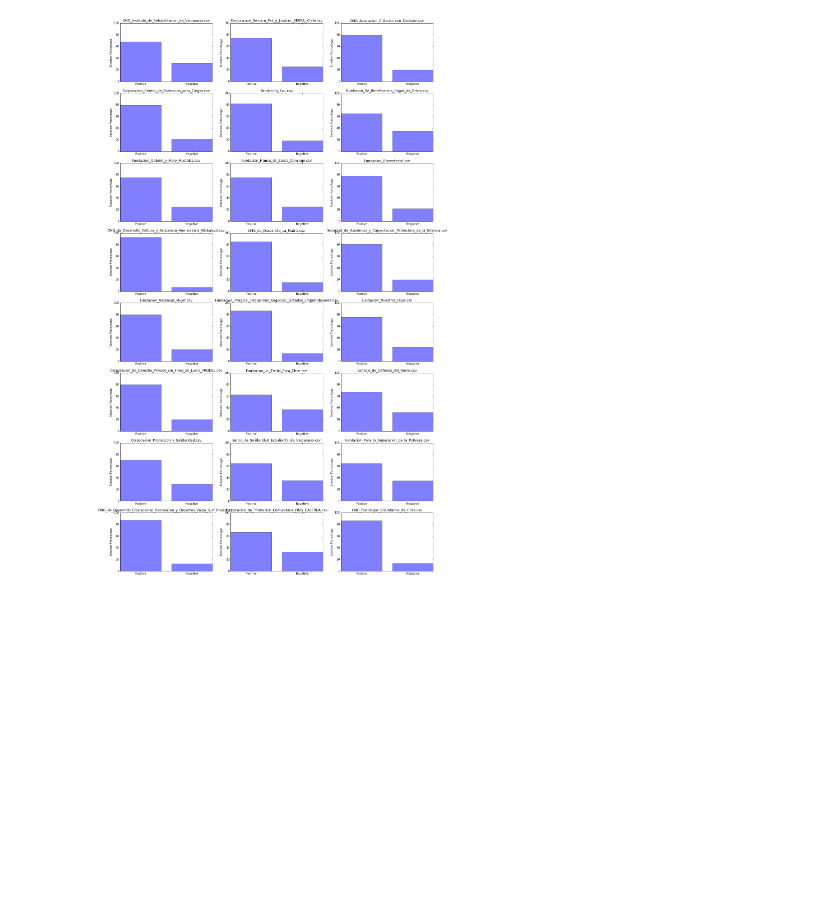
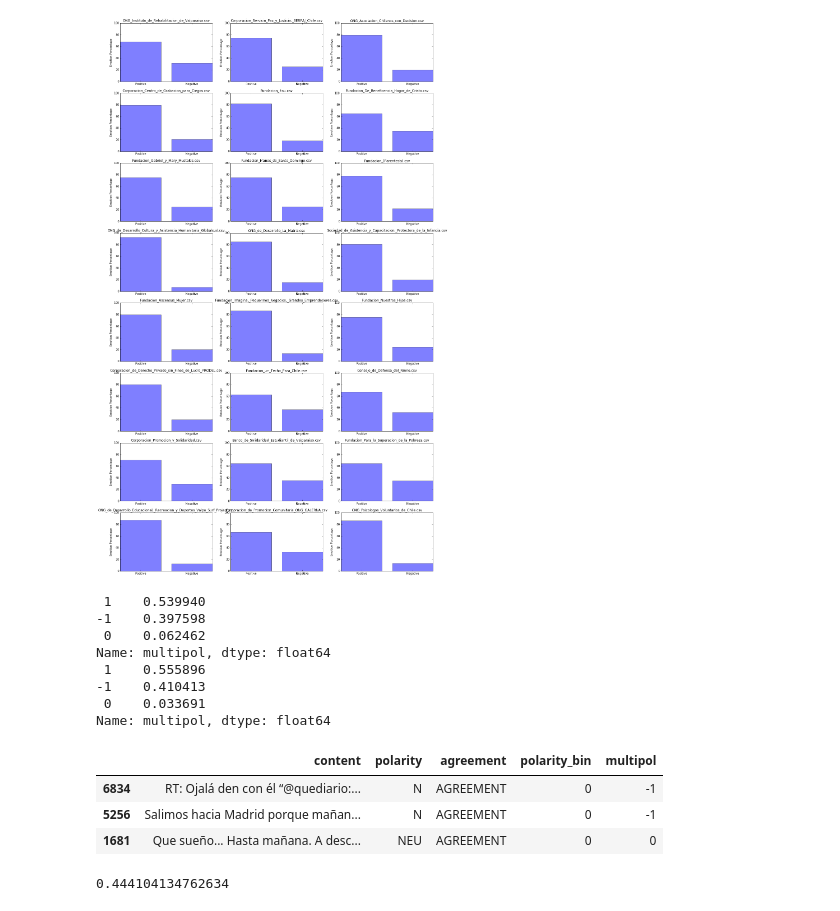
Before and after one commit to vansimonsen/Spanish-NLP, a Jupyter notebook: NLP Test.ipynb, the cells around one changed output. Saved outputs shown, nothing was run; the diff lists cells and outputs as text; code cells hidden in the pictures; blank space fills up the shorter version.

Commit message:
multi class

```diff
--- a/NLP Test.ipynb
+++ b/NLP Test.ipynb
@@ -34,9 +34,9 @@ import matplotlib.pyplot as plt
 ## Load CSV file or create from XML
 # %%
 try:
-    general_tweets_corpus_train = pd.read_csv('datasets/csv/general-tweets-train-tagged.csv', encoding='utf-8')
+    general_tweets_corpus_train = pd.read_csv('TASS/csv/general-tweets-train-tagged.csv', encoding='utf-8')
 except:
-    xml = objectify.parse(open('datasets/xml/general-tweets-train-tagged.xml'))
+    xml = objectify.parse(open('TASS/xml/general-tweets-train-tagged.xml'))
     #sample tweet object
     root = xml.getroot()
     general_tweets_corpus_train = pd.DataFrame(columns=('content', 'polarity', 'agreement'))
@@ -49,7 +49,7 @@ except:
         row_s = pd.Series(row)
         row_s.name = i
         general_tweets_corpus_train = general_tweets_corpus_train.append(row_s)
-    general_tweets_corpus_train.to_csv('datasets/csv/general-tweets-train-tagged.csv', index=False, encoding='utf-8')
+    general_tweets_corpus_train.to_csv('TASS/csv/general-tweets-train-tagged.csv', index=False, encoding='utf-8')
 # %%
 tweets_corpus = pd.concat([general_tweets_corpus_train])
 tweets_corpus = tweets_corpus.query('agreement != "DISAGREEMENT" and polarity != "NONE"')
@@ -65,8 +65,8 @@ tweets_corpus.sample(5)
 # %%
 try:
-    general_tweets_corpus_test = pd.read_csv('datasets/csv/general-tweets-test1k.csv')#, encoding='utf-8')
+    general_tweets_corpus_test = pd.read_csv('TASS/csv/general-tweets-test1k.csv', encoding='utf-8')
 except:
-    xml = objectify.parse(open('datasets/xml/general-tweets-test1k.xml'))
+    xml = objectify.parse(open('TASS/xml/general-tweets-test1k.xml'))
     #sample tweet object
     root = xml.getroot()
     general_tweets_corpus_test = pd.DataFrame(columns=('content', 'polarity'))
@@ -77,7 +77,7 @@ except:
         row_s = pd.Series(row)
         row_s.name = i
         general_tweets_corpus_test = general_tweets_corpus_test.append(row_s)
-    general_tweets_corpus_test.to_csv('datasets/csv/general-tweets-test1k.csv', index=False)#, encoding='utf-8')
+    general_tweets_corpus_test.to_csv('TASS/csv/general-tweets-test1k.csv', index=False, encoding='utf-8')
 # %%
 tweets_test = pd.concat([general_tweets_corpus_test])
 
@@ -92,10 +92,10 @@ tweets_test.sample(5)
 # %%
 try:
-    tagged_tweets_corpus_test = pd.read_csv('datasets/csv/general-tweets-test1k-tagged.csv', encoding='utf-8')
+    tagged_tweets_corpus_test = pd.read_csv('TASS/csv/general-tweets-test1k-tagged.csv', encoding='utf-8')
 except:
 
     from lxml import objectify
-    xml = objectify.parse(open('datasets/xml/general-tweets-test1k-tagged.xml'))
+    xml = objectify.parse(open('TASS/xml/general-tweets-test1k-tagged.xml'))
     #sample tweet object
     root = xml.getroot()
     tagged_tweets_corpus_test = pd.DataFrame(columns=('content', 'polarity'))
@@ -106,7 +106,7 @@ except:
         row_s = pd.Series(row)
         row_s.name = i
         tagged_tweets_corpus_test = tagged_tweets_corpus_test.append(row_s)
-    tagged_tweets_corpus_test.to_csv('datasets/csv/general-tweets-test1k-tagged.csv', index=False, encoding='utf-8')
+    tagged_tweets_corpus_test.to_csv('TASS/csv/general-tweets-test1k-tagged.csv', index=False, encoding='utf-8')
 # %%
 tweets_tagged = pd.concat([tagged_tweets_corpus_test])
 tweets_tagged = tweets_tagged.query('polarity != "NONE"')
@@ -454,3 +452,41 @@ for f in results_facebook:
 plt.show()
 # %% [output]
 [figure]
+# %%
+
+tweets_corpus['multipol'] = 0
+index = tweets_corpus.polarity.isin(['P', 'P+'])
+tweets_corpus.multipol.loc[index] = 1
+index = tweets_corpus.polarity.isin(['N', 'N+'])
+tweets_corpus.multipol.loc[index] = -1
+index = tweets_corpus.polarity.isin(['NEU'])
+tweets_corpus.multipol.loc[index] = 0
+print tweets_corpus.multipol.value_counts(normalize=True)
+
+tweets_test['multipol'] = 0
+
+tweets_tagged['multipol'] = 0
+index = tweets_tagged.polarity.isin(['P', 'P+'])
+tweets_tagged.multipol.loc[index] = 1
+index = tweets_tagged.polarity.isin(['N', 'N+'])
+tweets_tagged.multipol.loc[index] = -1
+index = tweets_tagged.polarity.isin(['NEU'])
+tweets_tagged.multipol.loc[index] = 0
+print tweets_tagged.multipol.value_counts(normalize=True)
+
+my = tweets_tagged.multipol.values
+
+tweets_corpus.sample(3)
+# %% [output]
+ 1    0.539940
+-1    0.397598
+ 0    0.062462
+Name: multipol, dtype: float64
+ 1    0.555896
+-1    0.410413
+ 0    0.033691
+Name: multipol, dtype: float64
+|  | content | polarity | agreement | polarity_bin | multipol |
+| 6834 | RT: Ojalá den con él “@quediario:... | N | AGREEMENT | 0 | -1 |
+| 5256 | Salimos hacia Madrid porque mañan... | N | AGREEMENT | 0 | -1 |
+| 1681 | Que sueño... Hasta mañana. A desc... | NEU | AGREEMENT | 0 | 0 |
@@ -456,0 +518,6 @@ plt.show()
+# %%
+my_t = tweets_test.polarity_bin.values
+m_result = np.abs(my_t - my)
+np.bincount(m_result)[0]/float(m_result.shape[0])
+# %% [output]
+0.444104134762634
```
Also changed, not shown: parts of 9 cells of this notebook.
